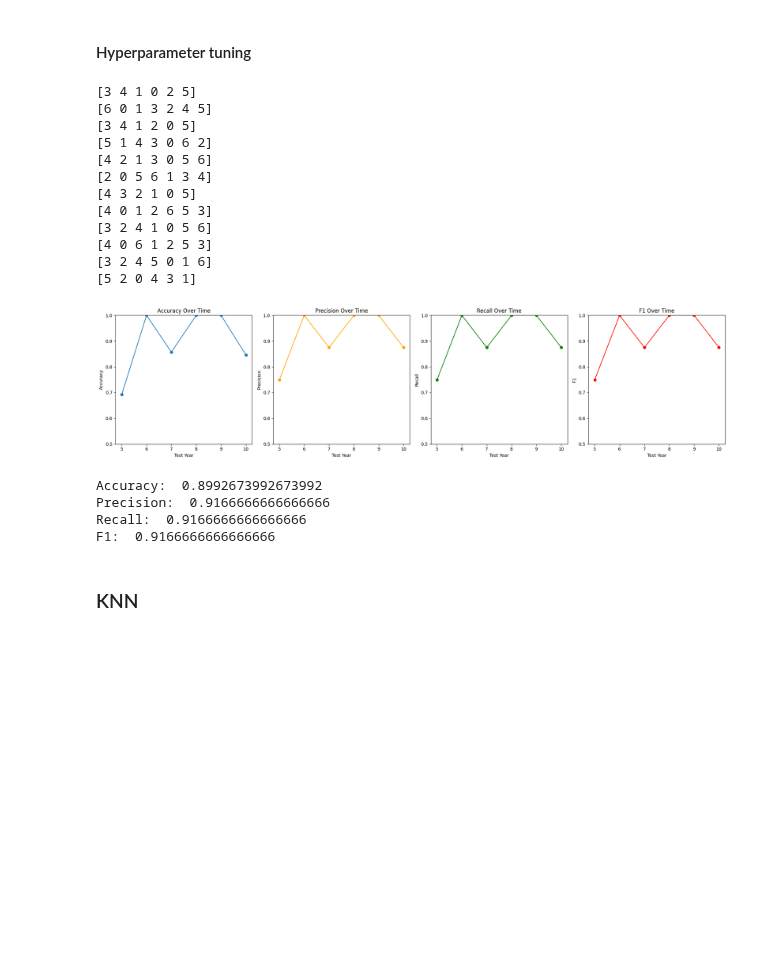
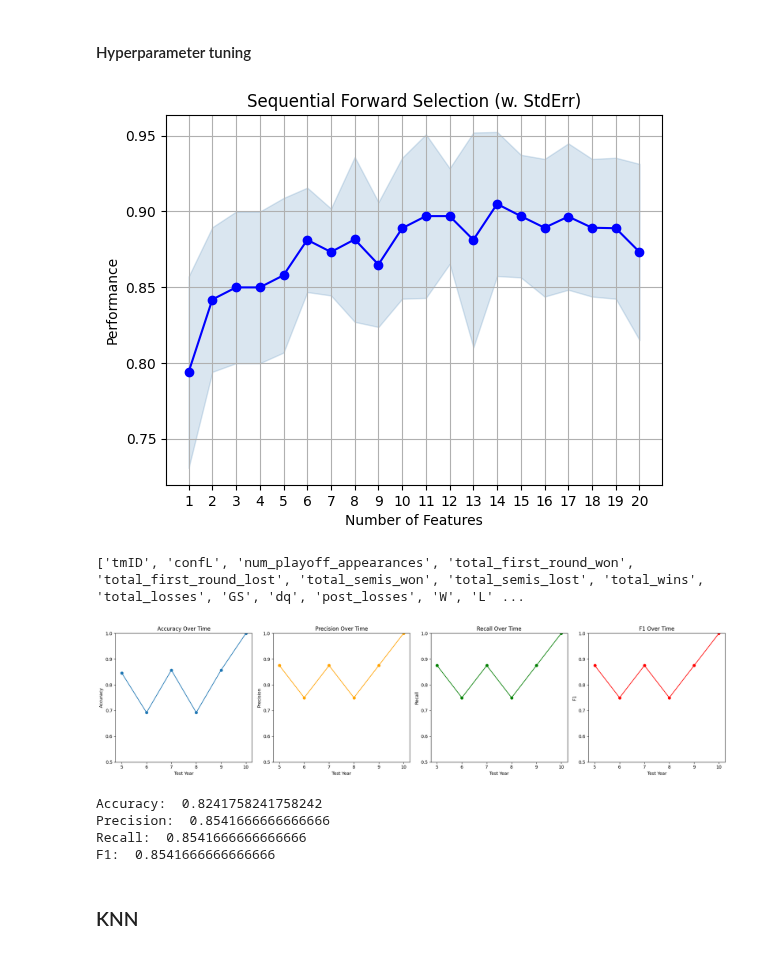
Before and after one commit to Joanaigs/Predict-WNBA-Winners-AC-66, a Jupyter notebook: data_training.ipynb, the cells around one changed output. Cells and saved outputs as stored; diff of their text form; code cells hidden in the pictures; blank space fills up the shorter version.

Commit message:
added feature selection

```diff
--- a/data_training.ipynb
+++ b/data_training.ipynb
@@ -21,0 +70,2 @@ import numpy as np
+# %%
+df_teams.drop(columns=["homeW","homeL","awayW","awayL"], inplace=True)
@@ -22,3 +96,27 @@ import numpy as np
+# %%
+def foward_selection(df, model, forward=True, n_jobs=-1):
+    X = df.drop(columns=['playoff' ])
+    Y = df['playoff']
+    ffs = SFS(model, k_features=(5, 20), forward=forward, floating=True, n_jobs=n_jobs)
+    ffs.fit(X, Y)
+    features = list(ffs.k_feature_names_)
+    #if it does not have the 'playoff', 'year', 'tmID', 'confID_EA', 'confID_WE' add it
+    if 'playoff' not in features:
+        features.append('playoff')
+    if 'year' not in features:
+        features.append('year')
+    if 'tmID' not in features:
+        features.append('tmID')
+    if 'confID_EA' not in features:
+        features.append('confID_EA')
+    if 'confID_WE' not in features:
+        features.append('confID_WE')
+    from mlxtend.plotting import plot_sequential_feature_selection as plot_sfs
+    fig1 = plot_sfs(ffs.get_metric_dict(), kind='std_dev')
+    plt.title('Sequential Forward Selection (w. StdErr)')
+    plt.grid()
+    plt.show()
+    return features
 # %% [markdown]
 # Train and test
 # %% [markdown]
@@ -30,9 +128,3 @@ def split_data(df):
     confEW_data = df[df['confID_WE'] == 1]
 
     return confEA_data, confEW_data
-# %%
-df_teams=pd.read_csv('data_merged.csv')
-df_teams = df_teams[df_teams['year'] != 1]
-
-df_teams.drop(columns=['tmID'], inplace=True)
-df_teams.head()
@@ -46,0 +131,8 @@ df_teams.head()
+# %%
+df_teams = df_teams[df_teams['year'] != 1]
+#use label encoder to convert categorical data to numerical data of tmID column
+le = LabelEncoder()
+df_teams['tmID'] = le.fit_transform(df_teams['tmID'])
+
+
+df_teams.head()
@@ -284,27 +370,19 @@ from sklearn.model_selection import RandomizedSearchCV
 #                        min_impurity_decrease=0, min_samples_leaf=3,
 #                        min_samples_split=6, n_jobs=3) 0.8821538461538461
 # %%
+features = foward_selection(df_teams, RandomForestClassifier())
+print(features)
 model = RandomForestClassifier()
-years_tested, accuracy_scores, precision_scores, recall_scores, f1_scores = train_evaluate_decision_tree_graph(model, df_teams)
+years_tested, accuracy_scores, precision_scores, recall_scores, f1_scores = train_evaluate_decision_tree_graph(model, df_teams[features])
 plot_metrics_over_time(years_tested, accuracy_scores, precision_scores, recall_scores, f1_scores)
 # %% [output]
+[figure, new version]
-[3 4 1 0 2 5]
-[6 0 1 3 2 4 5]
-[3 4 1 2 0 5]
-[5 1 4 3 0 6 2]
-[4 2 1 3 0 5 6]
-[2 0 5 6 1 3 4]
-[4 3 2 1 0 5]
-[4 0 1 2 6 5 3]
-[3 2 4 1 0 5 6]
-[4 0 6 1 2 5 3]
-[3 2 4 5 0 1 6]
-[5 2 0 4 3 1]
+['tmID', 'confL', 'num_playoff_appearances', 'total_first_round_won', 'total_first_round_lost', 'total_semis_won', 'total_semis_lost', 'total_wins', 'total_losses', 'GS', 'dq', 'post_losses', 'W', 'L' ...
-[figure, old version]
+[figure, added]
-Accuracy:  0.8992673992673992
-Precision:  0.9166666666666666
-Recall:  0.9166666666666666
-F1:  0.9166666666666666
+Accuracy:  0.8241758241758242
+Precision:  0.8541666666666666
+Recall:  0.8541666666666666
+F1:  0.8541666666666666
 # %% [markdown]
 ### KNN
 # %% [markdown]
```
Also changed, not shown: parts of 22 cells of this notebook, 11 other files.
